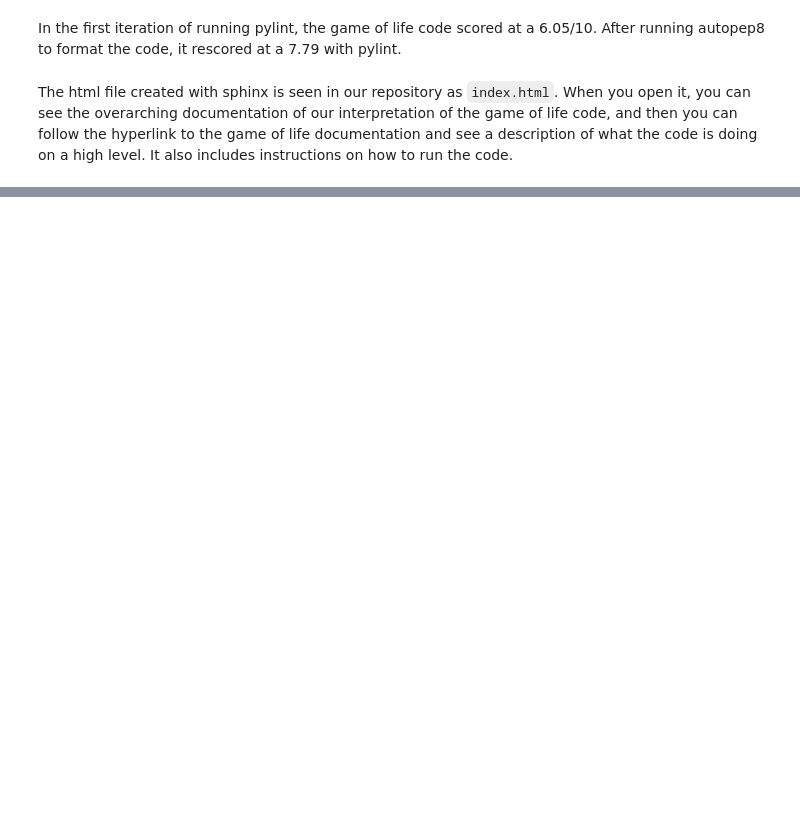
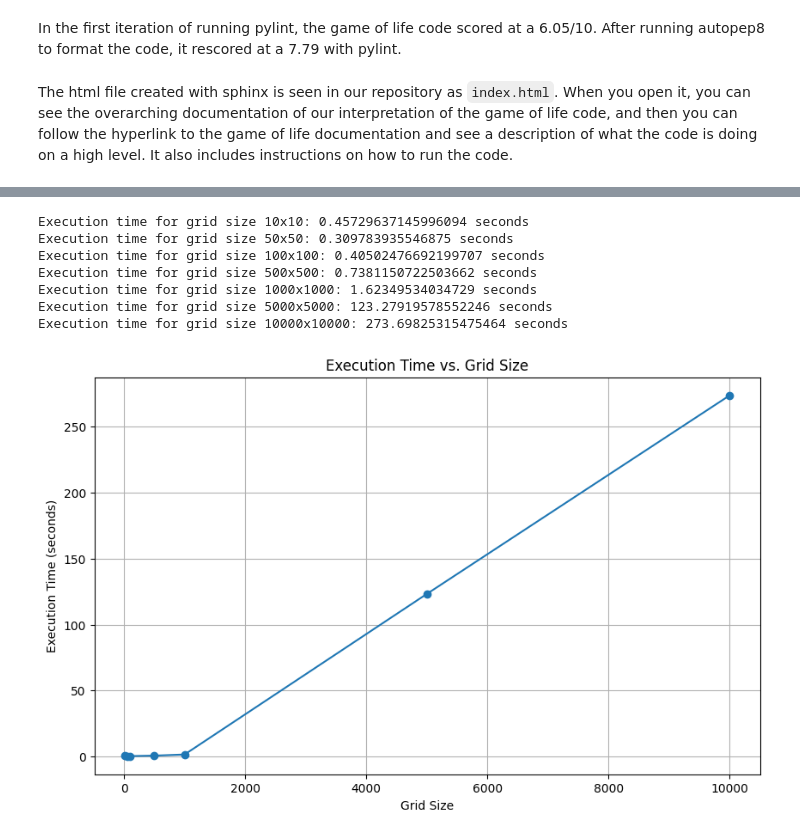
Before and after one commit to mareros22/data-structures-methods, a Jupyter notebook: report.ipynb, the cells around one changed output, grey strips where cells are left out. Cells and saved outputs as stored; diff of their text form; code cells hidden in the pictures; blank space fills up the shorter version.

```diff
--- a/report.ipynb
+++ b/report.ipynb
@@ -632,0 +690,27 @@ The html file created with sphinx is seen in our repository as `index.html`. Whe
+# %%
+grid_sizes = [10,50,100,500,1000,5000,10000]
+interval = 50
+
+results = measure_performance(grid_sizes, interval)
+
+grid_sizes = [result[0] for result in results]
+execution_times = [result[1] for result in results]
+
+
+# Plot the results
+plt.figure(figsize=(10, 6))
+plt.plot(grid_sizes, execution_times, marker='o')
+plt.title('Execution Time vs. Grid Size')
+plt.xlabel('Grid Size')
+plt.ylabel('Execution Time (seconds)')
+plt.grid(True)
+plt.show()
+# %% [output]
+Execution time for grid size 10x10: 0.45729637145996094 seconds
+Execution time for grid size 50x50: 0.309783935546875 seconds
+Execution time for grid size 100x100: 0.40502476692199707 seconds
+Execution time for grid size 500x500: 0.7381150722503662 seconds
+Execution time for grid size 1000x1000: 1.62349534034729 seconds
+Execution time for grid size 5000x5000: 123.27919578552246 seconds
+Execution time for grid size 10000x10000: 273.69825315475464 seconds
+[figure, added]
```
Also changed, not shown: parts of 14 cells of this notebook, 2 other files.
